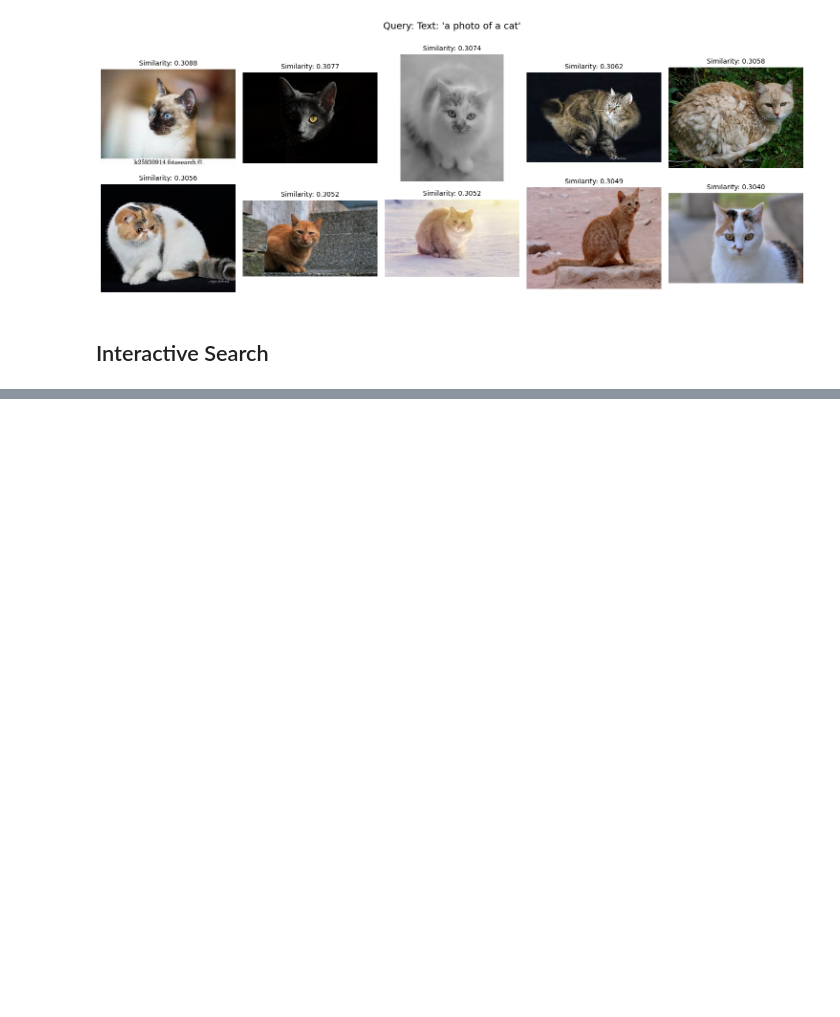
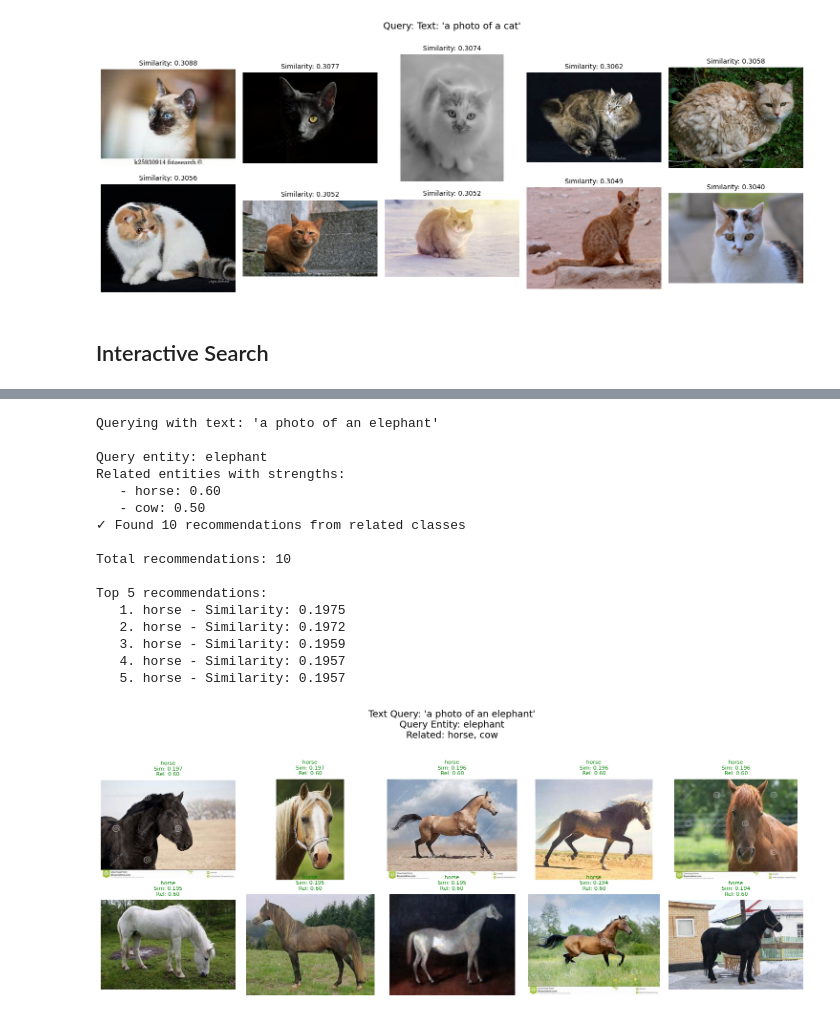
Before and after one commit to Sanjay-nithin/RecTrio, a Jupyter notebook: V1/notebooks/inference.ipynb, the cells around one changed output, grey strips where cells are left out. Saved outputs shown, nothing was run; the diff lists cells and outputs as text; code cells hidden in the pictures; blank space fills up the shorter version.

```diff
--- a/V2/notebooks/inference.ipynb
+++ b/V1/notebooks/inference.ipynb
@@ -284,0 +623,43 @@ Top 10 similar images:
+# %%
+# Example with text query
+query_text = "a photo of an elephant"
+
+print(f"Querying with text: '{query_text}'\n")
+
+# Get recommendations using knowledge graph
+kg_results = kg_based_recommendation(
+    query_input=query_text,
+    input_type='text',
+    top_k=10,
+    use_semantic_expansion=True
+)
+
+print(f"\nTotal recommendations: {len(kg_results['recommendations'])}")
+print("\nTop 5 recommendations:")
+for i, result in enumerate(kg_results['recommendations'][:5], 1):
+    entity = result.get('matched_label', 'unknown')
+    sim = result['similarity']
+    is_primary = result.get('is_primary', False)
+    marker = "⭐" if is_primary else "  "
+    print(f"{marker} {i}. {entity} - Similarity: {sim:.4f}")
+
+# Display the results
+display_kg_recommendations(kg_results, query_info=f"Text Query: '{query_text}'")
+# %% [output]
+Querying with text: 'a photo of an elephant'
+
+Query entity: elephant
+Related entities with strengths:
+   - horse: 0.60
+   - cow: 0.50
+✓ Found 10 recommendations from related classes
+
+Total recommendations: 10
+
+Top 5 recommendations:
+   1. horse - Similarity: 0.1975
+   2. horse - Similarity: 0.1972
+   3. horse - Similarity: 0.1959
+   4. horse - Similarity: 0.1957
+   5. horse - Similarity: 0.1957
+[figure, added]
```
Also changed, not shown: parts of 12 cells of this notebook, 26 other files.
